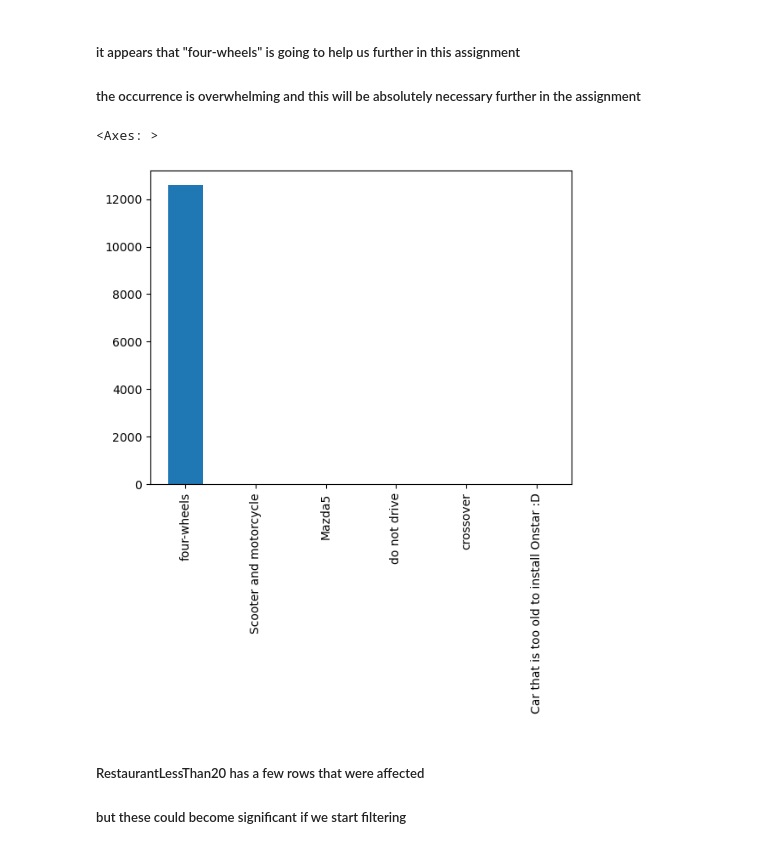
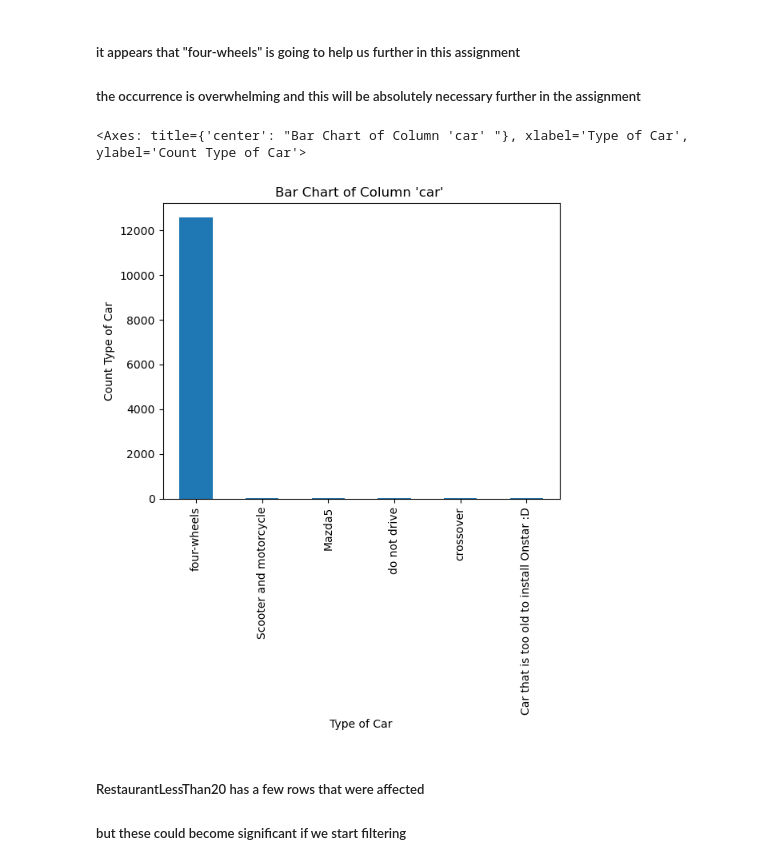
Before and after one commit to jiml-ng2plus/Practical-Application-Assignment_5_1, a Jupyter notebook: prompt.ipynb, the cells around one changed output. Drawn from its saved outputs; the diff is of its cells as text; code cells hidden in the pictures.

```diff
--- a/prompt.ipynb
+++ b/prompt.ipynb
@@ -148,11 +151,14 @@ data.head()
 # %% [markdown]
 ##### it appears that "four-wheels" is going to help us further in this assignment
 ##### the occurrence is overwhelming and this will be absolutely necessary further in the assignment
-# %%
-data["car"].value_counts().plot(kind='bar')
-# %% [output]
-<Axes: >
-[figure, removed]
+# %%
+plt.title("Bar Chart of Column 'car' ")
+plt.xlabel("Type of Car")
+plt.ylabel("Count Type of Car")
+data["car"].value_counts().plot(kind='bar')
+# %% [output]
+<Axes: title={'center': "Bar Chart of Column 'car' "}, xlabel='Type of Car', ylabel='Count Type of Car'>
+[figure, added]
 # %% [markdown]
 ##### RestaurantLessThan20 has a few rows that were affected
 ##### but these could become significant if we start filtering
```
Also changed, not shown: parts of 49 cells of this notebook, 1 other file.
